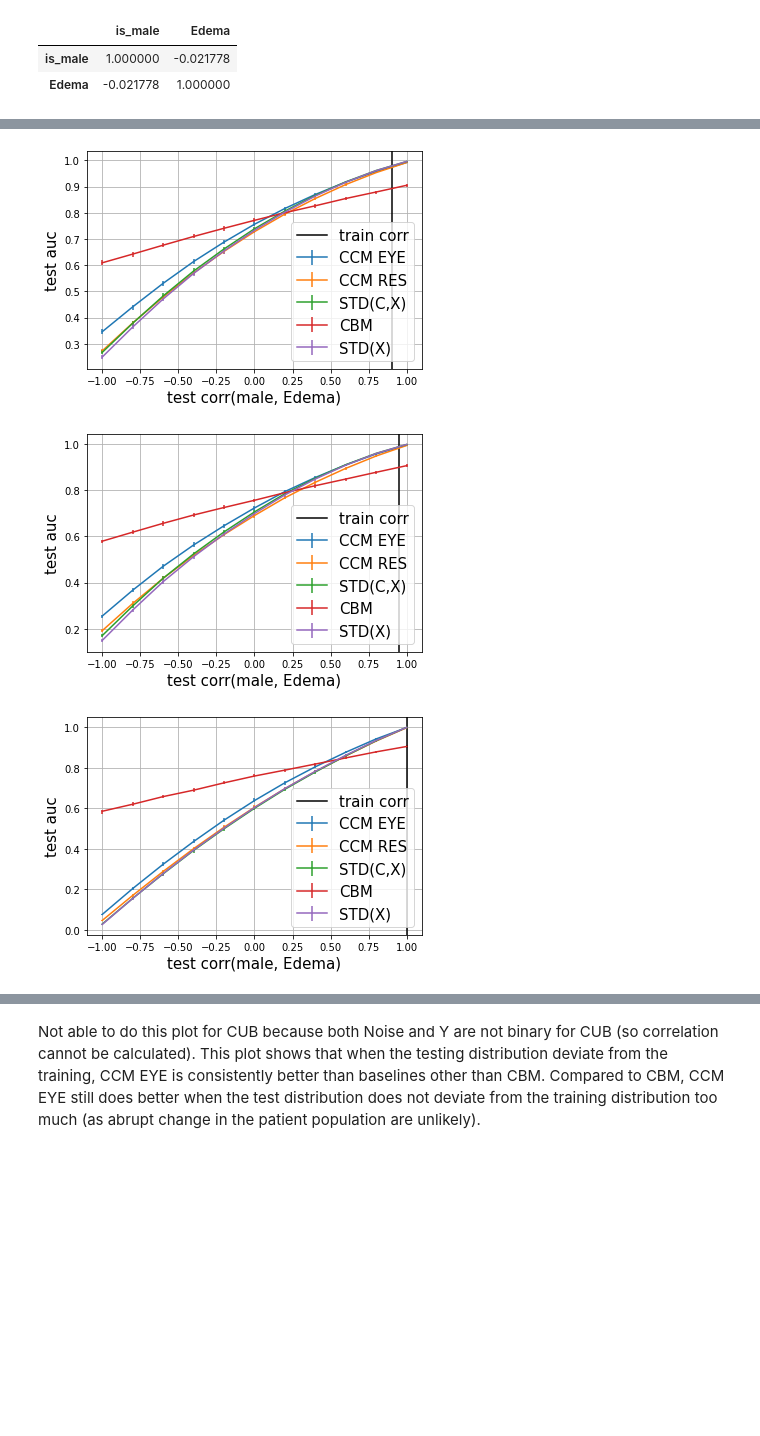
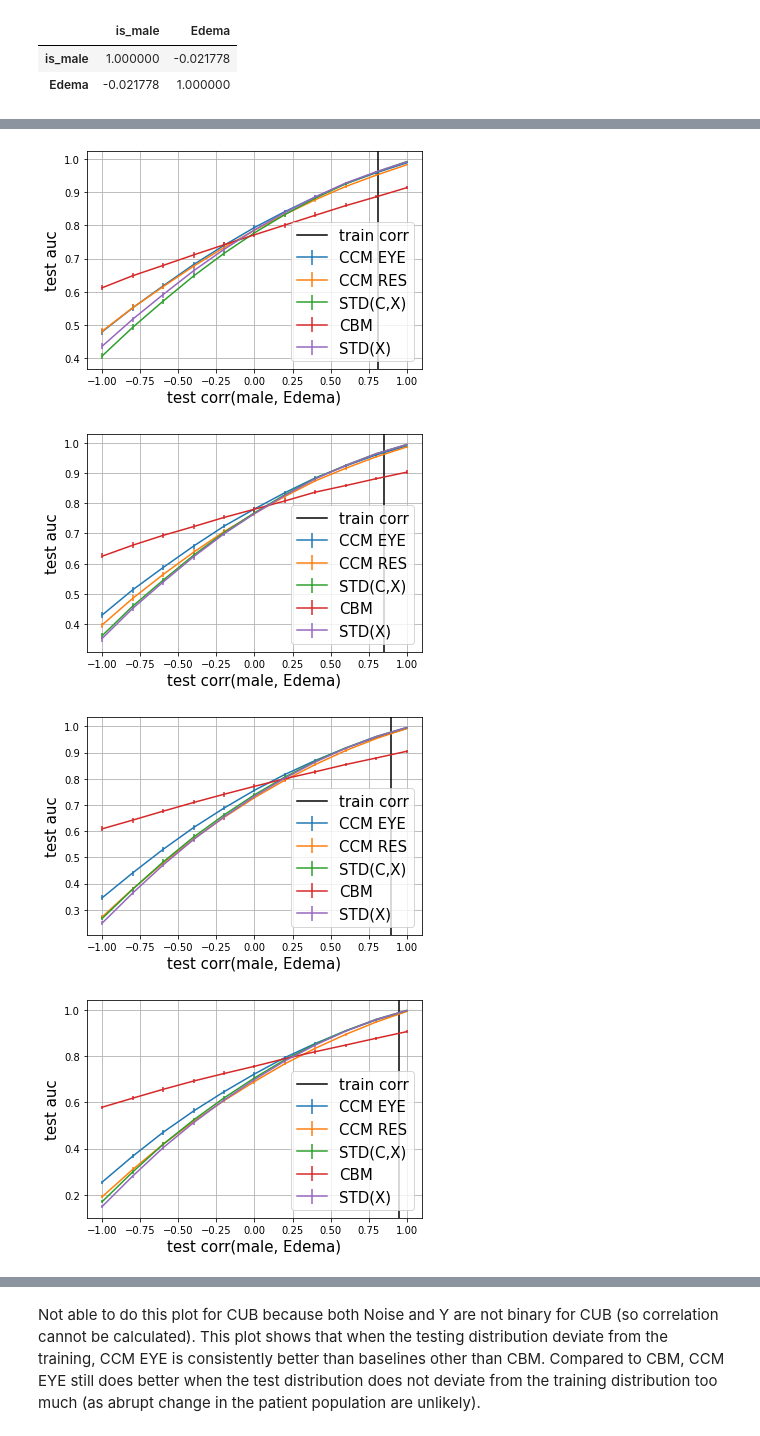
Before and after one commit to nathanwang000/ConceptCredibleModel, a Jupyter notebook: notebooks/mimic_stats.ipynb, the cells around one changed output, grey strips where cells are left out. Cells and saved outputs as stored; diff of their text form; code cells hidden in the pictures; blank space fills up the shorter version.

```diff
--- a/notebooks/mimic_stats.ipynb
+++ b/notebooks/mimic_stats.ipynb
@@ -408,7 +413,7 @@ def get_results_transpose(results, method_names, keys):
 # keys = ['clean', 'biased', 'isMale', 'male positive', 'male negative', 'female positive', 'female negative']
 tresults = get_results_transpose(results, methods, ['0.0', '0.1', '0.2', '0.3', '0.4', '0.5', '0.6', '0.7', '0.8', '0.9', '1.0'])
 test_corr_display_x = lambda x: (x-0.5) * 2
-for key in [0.8, 0.9, 0.925, 0.95, 0.975, 1]:
+for key in [0.8, 0.83, 0.87, 0.9, 0.925, 0.95, 0.975, 1]:
     xlabel = f"test corr(male, {task})"
     plot_results(tresults, 'CCM EYE', key, test_corr_display_x)
     plot_results(tresults, 'CCM RES', key, test_corr_display_x)
@@ -428,3 +433,4 @@ for key in [0.8, 0.9, 0.925, 0.95, 0.975, 1]:
-[figure, old version]
+[figure, new version]
-[figure, old version]
+[figure, new version]
-[figure, old version]
+[figure, new version]
+[figure, added]
```
Also changed, not shown: parts of 3 cells of this notebook, 3 other files.
